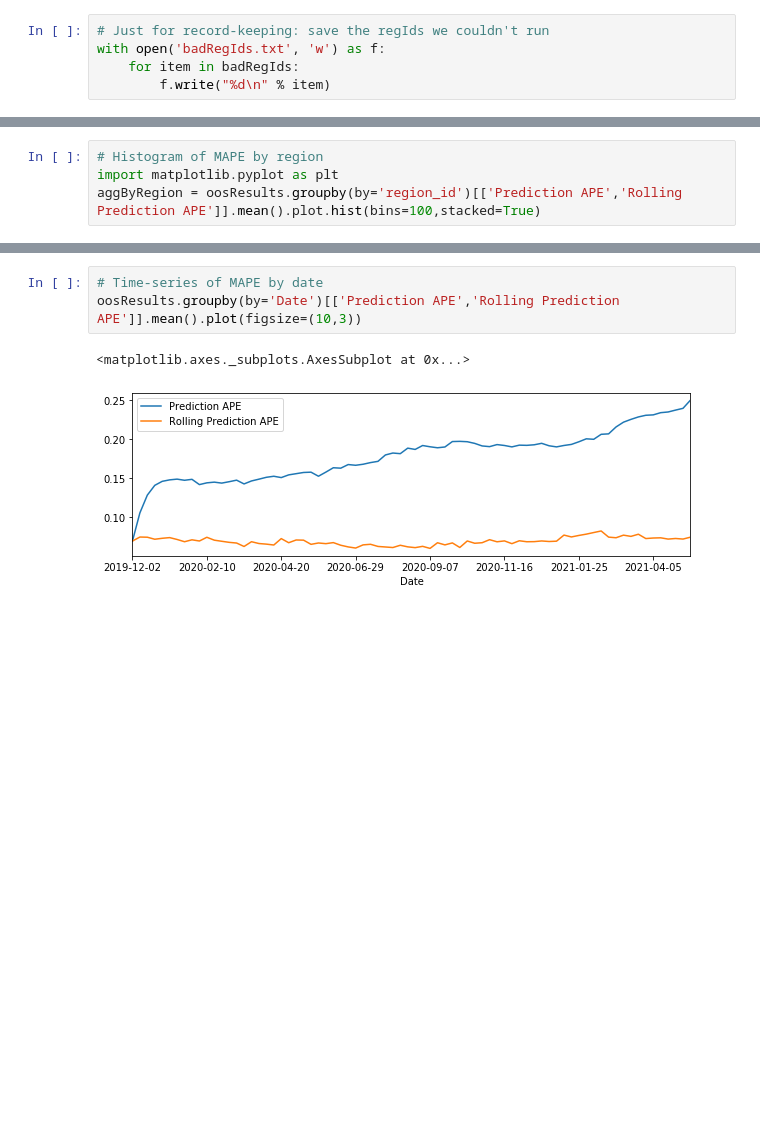
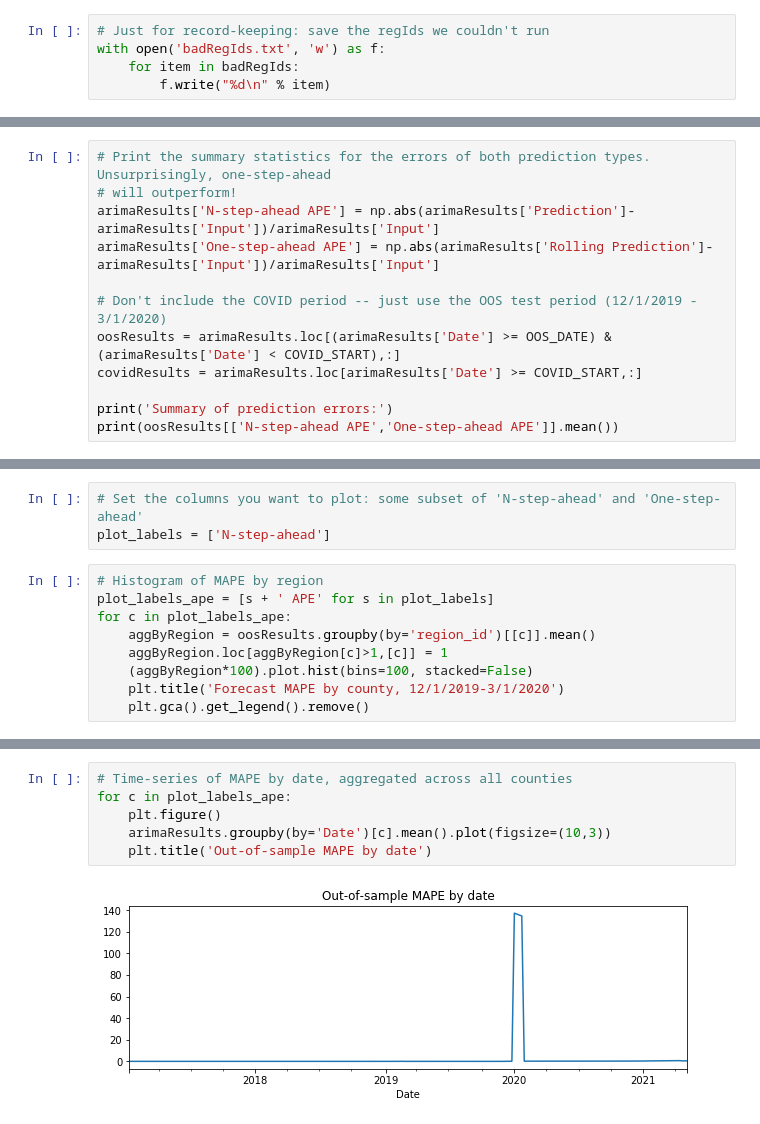
Before and after one commit to sparsha1644/HomePriceBeastNew, a Jupyter notebook: priceArimaModel.ipynb, the cells around one changed output, grey strips where cells are left out. Drawn from its saved outputs; the diff is of its cells as text; blank space fills up the shorter version.

Commit message:
Cleanup ARIMA notebooks

```diff
--- a/priceArimaModel.ipynb
+++ b/priceArimaModel.ipynb
@@ -378,4 +409,0 @@ dtype: float64
-# %%
-# Histogram of MAPE by region
-import matplotlib.pyplot as plt
-aggByRegion = oosResults.groupby(by='region_id')[['Prediction APE','Rolling Prediction APE']].mean().plot.hist(bins=100,stacked=True)
@@ -383,0 +426,12 @@ aggByRegion = oosResults.groupby(by='region_id')[['Prediction APE','Rolling Pred
+# %%
+# Print the summary statistics for the errors of both prediction types. Unsurprisingly, one-step-ahead
+# will outperform!
+arimaResults['N-step-ahead APE'] = np.abs(arimaResults['Prediction']-arimaResults['Input'])/arimaResults['Input']
+arimaResults['One-step-ahead APE'] = np.abs(arimaResults['Rolling Prediction']-arimaResults['Input'])/arimaResults['Input']
+
+# Don't include the COVID period -- just use the OOS test period (12/1/2019 - 3/1/2020)
+oosResults = arimaResults.loc[(arimaResults['Date'] >= OOS_DATE) & (arimaResults['Date'] < COVID_START),:]
+covidResults = arimaResults.loc[arimaResults['Date'] >= COVID_START,:]
+
+print('Summary of prediction errors:')
+print(oosResults[['N-step-ahead APE','One-step-ahead APE']].mean())
@@ -383,0 +443,12 @@ aggByRegion = oosResults.groupby(by='region_id')[['Prediction APE','Rolling Pred
+# %%
+# Set the columns you want to plot: some subset of 'N-step-ahead' and 'One-step-ahead'
+plot_labels = ['N-step-ahead']
+# %%
+# Histogram of MAPE by region
+plot_labels_ape = [s + ' APE' for s in plot_labels]
+for c in plot_labels_ape:
+    aggByRegion = oosResults.groupby(by='region_id')[[c]].mean()
+    aggByRegion.loc[aggByRegion[c]>1,[c]] = 1
+    (aggByRegion*100).plot.hist(bins=100, stacked=False)
+    plt.title('Forecast MAPE by county, 12/1/2019-3/1/2020')
+    plt.gca().get_legend().remove()
@@ -384,6 +457,8 @@ aggByRegion = oosResults.groupby(by='region_id')[['Prediction APE','Rolling Pred
 # %%
-# Time-series of MAPE by date
-oosResults.groupby(by='Date')[['Prediction APE','Rolling Prediction APE']].mean().plot(figsize=(10,3))
+# Time-series of MAPE by date, aggregated across all counties
+for c in plot_labels_ape:
+    plt.figure()
+    arimaResults.groupby(by='Date')[c].mean().plot(figsize=(10,3))
+    plt.title('Out-of-sample MAPE by date')
 # %% [output]
-<matplotlib.axes._subplots.AxesSubplot at 0x...>
-[figure, old version]
+[figure, new version]
```
Also changed, not shown: parts of 30 cells of this notebook, 2 other files.
